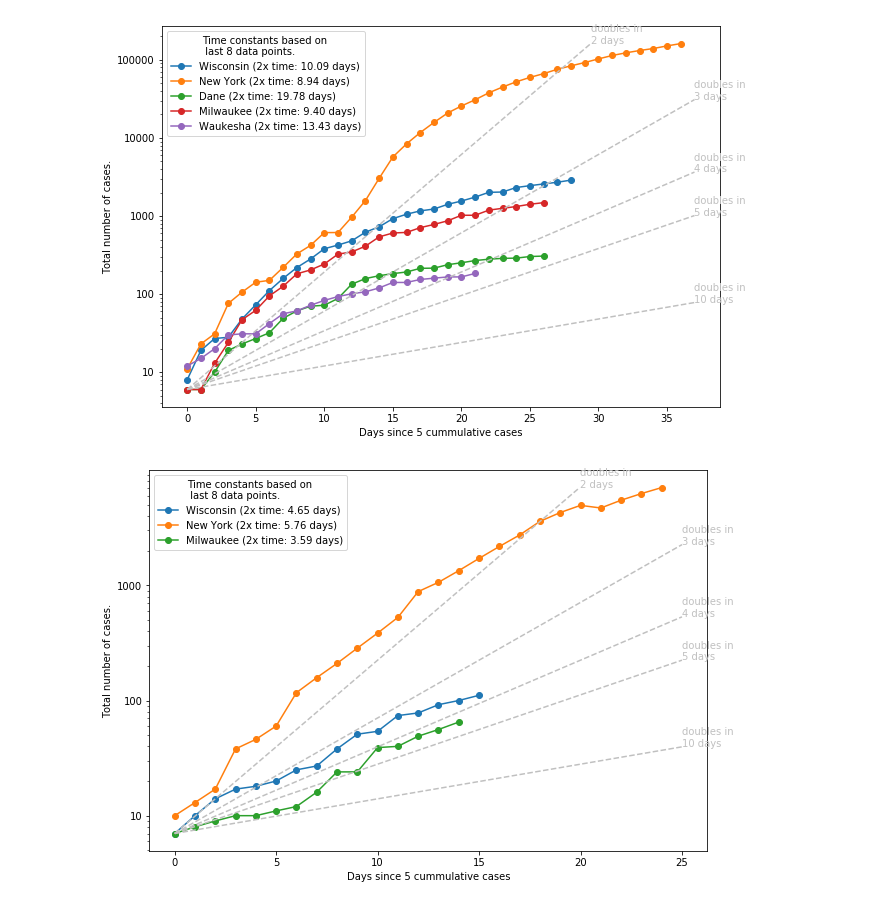
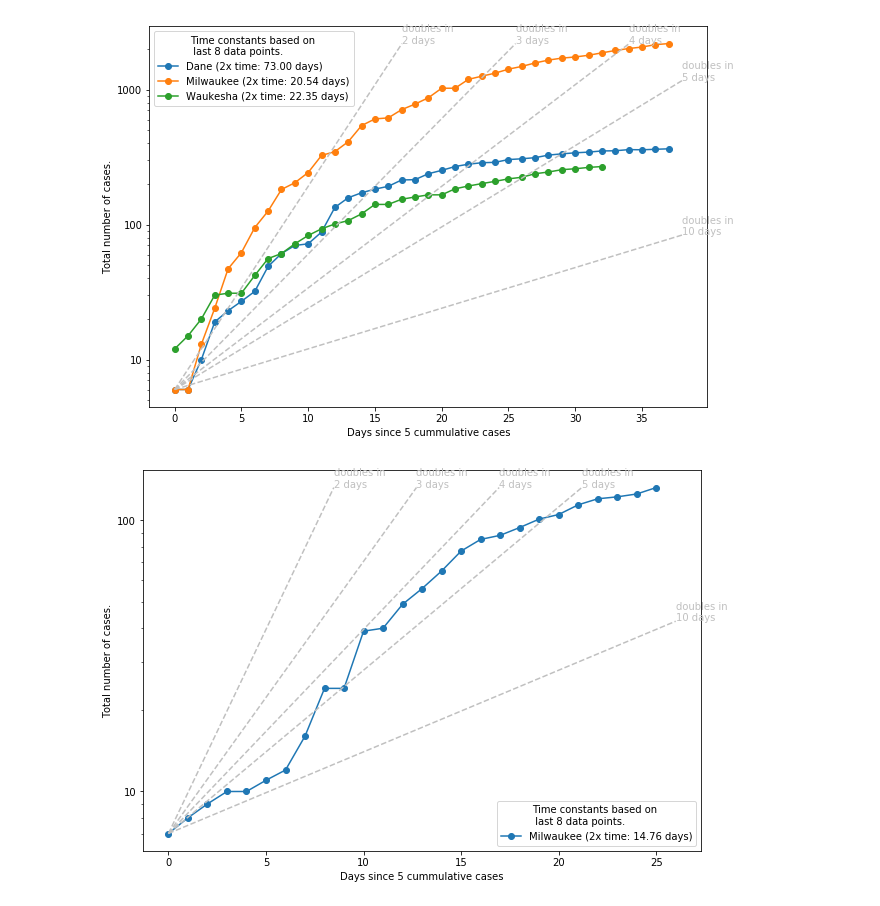
Before and after one commit to zonradkuse/covid-data-processing, a Jupyter notebook: non-interactive-plots.ipynb, the cells around one changed output. Drawn from its saved outputs; the diff is of its cells as text; code cells hidden in the pictures.

```diff
--- a/non-interactive-plots.ipynb
+++ b/non-interactive-plots.ipynb
@@ -18,12 +17,15 @@ using live data
 # %%
-country_list = ["US","Canada","Israel","Italy","Spain","Sweden","Germany","United Kingdom"]
-#country_list = ["US"]
-fit_info = {'constant':2, 'length':8, 'type':'last'}
+legend_fit_info = {'constant':2, 'length':8, 'type':'last'}
+sightline_fit_info = [legend_fit_info, {'constant':2, 'length':8, 'type':'2weeksago'}, {'constant':2, 'length':8, 'type':'first'}]
 per_capita_layout =  zip([cases,deaths],["cases","deaths"],[1,1])
 raw_layout = zip([cases,deaths],["cases","deaths"],[100,5])
 # %%
+country_list = ["US","Canada","Italy","Spain","Germany","United Kingdom"]
+country_sightline_list = []
 for data_set, data_type, threshold in per_capita_layout:
-    plots.semilog_per_capita_since(((data_set, country_list,plots.pop_data),), data_type=data_type,
-                                threshold=threshold,
-                                fit_info = fit_info)
+    plots.semilog_per_capita_since(((data_set, country_list,plots.pop_data, country_sightline_list),),
+                                    data_type=data_type,
+                                    threshold=threshold,
+                                    legend_fit_info = legend_fit_info,
+                                    sightline_fit_info = sightline_fit_info)
 # %% [output]
@@ -31,0 +34,10 @@ for data_set, data_type, threshold in per_capita_layout:
+# %%
+per_capita_layout =  zip([cases,deaths],["cases","deaths"],[1,1])
+country_list = ["US","Canada","Italy","United Kingdom"]
+country_sightline_list = ["US"]
+for data_set, data_type, threshold in per_capita_layout:
+    plots.semilog_per_capita_since(((data_set, country_list,plots.pop_data, country_sightline_list),),
+                                    data_type=data_type,
+                                    threshold=threshold,
+                                    legend_fit_info = legend_fit_info,
+                                    sightline_fit_info = sightline_fit_info)
@@ -32,15 +47,21 @@ for data_set, data_type, threshold in per_capita_layout:
 # %%
-all_data_list = [((us_cases, ["Wisconsin","New York"], None),(wi_cases,["Dane","Milwaukee","Waukesha"],None)),
-                 ((us_deaths, ["Wisconsin","New York"], None),(wi_deaths,["Milwaukee"],None))]
+all_data_list = [(#(us_cases, ["Wisconsin","New York"], None, []),
+                  (wi_cases,["Dane","Milwaukee","Waukesha"],None, []),
+                  #(cda_cases,["Alberta", "Ontario"], None, []),
+                  ),
+                 (#(us_deaths, ["Wisconsin","New York"], None, []),
+                  (wi_deaths,["Milwaukee"],None, []),
+                  #(cda_deaths,["Alberta", "Ontario"],None, []),
+                 )]
 # %%
 for data_list in all_data_list:
     plots.semilog_since(data_list,
                         data_type="cases",
                         threshold=5,
-                        fit_info = fit_info)
+                        legend_fit_info = legend_fit_info)
 # %% [output]
-[figure, old version]
+[figure, new version]
-[figure, old version]
+[figure, new version]
 # %%
 wi_election_cases_labels = ((27,3000,28,4500,"WI Election"), # State
                           (25,1200,26,500,"WI Election"), # MKE
```
Also changed, not shown: parts of 16 cells of this notebook.
